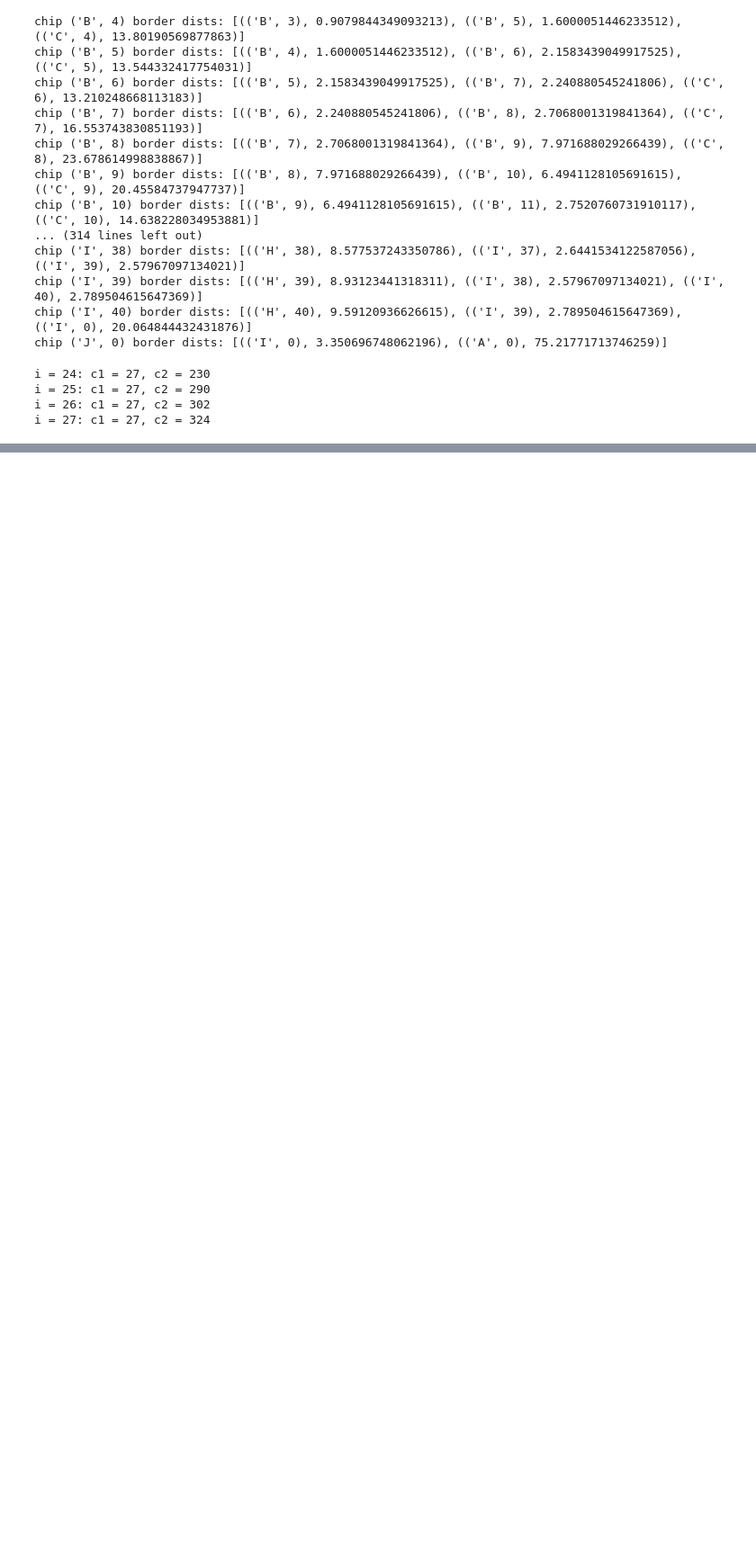
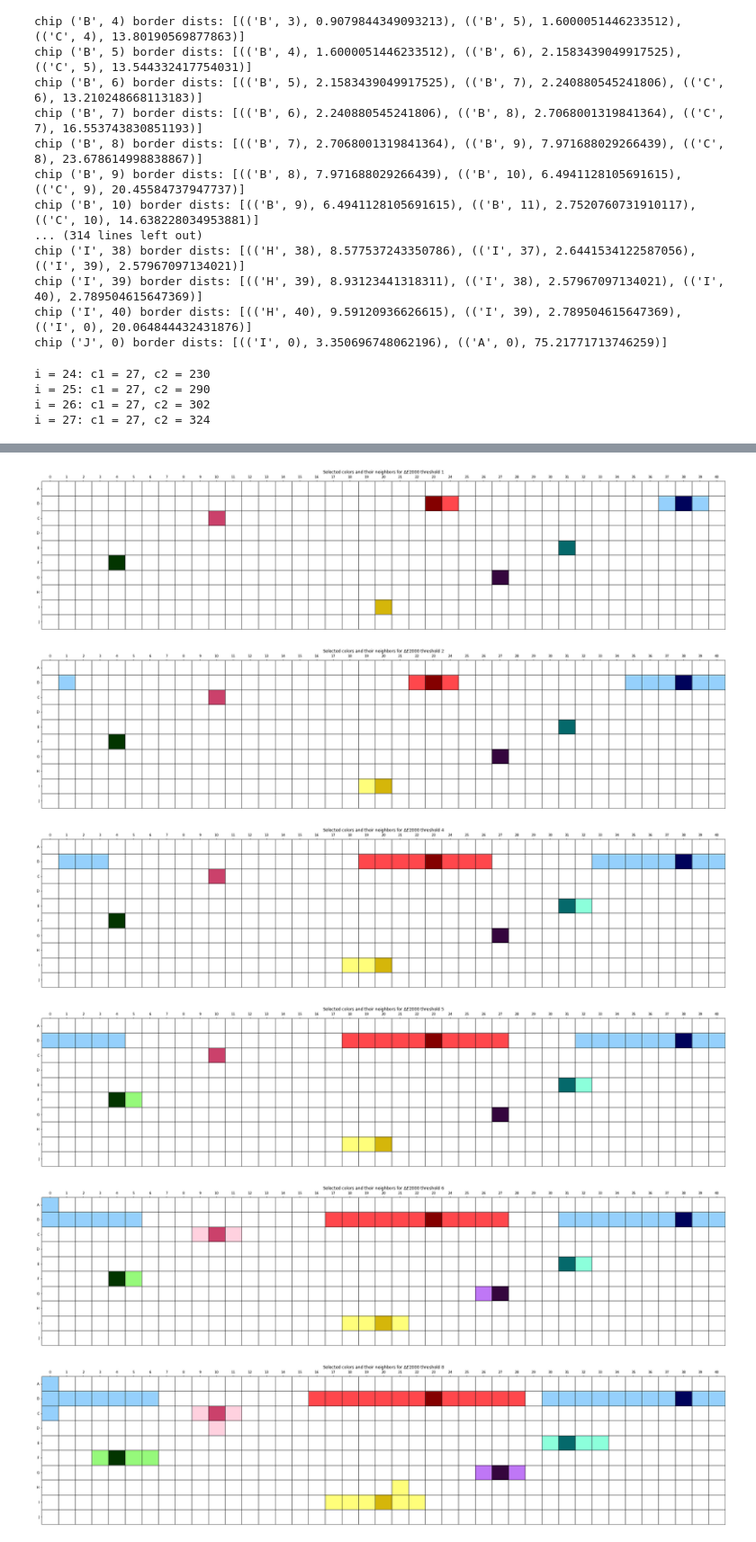
Before and after one commit to rsulli55/wcs-project-696h, a Jupyter notebook: color_distances.ipynb, the cells around one changed output, grey strips where cells are left out. Shown: that part at 90% size. Cells and saved outputs as stored; diff of their text form; code cells hidden in the pictures; blank space fills up the shorter version.

```diff
--- a/color_distances.ipynb
+++ b/color_distances.ipynb
@@ -142,0 +144,19 @@ plot_grid_with_neighbors(adjs, thresh)
+# %%
+threshes = [1, 2, 4,5, 6, 8]
+grid_pts = [('B', 23), ('B', 38), ('I', 20), ('F', 4), ('G', 27), ('C', 10), ('E', 31)]
+chips = [wcs.wcsgrid_to_chipnum[g] for g in grid_pts]
+
+for thresh in threshes:
+    adjacencies = wcs.build_adjacency_dict(distances, thresh)
+    adjs = {}
+    for c in chips:
+        adjs[c] = adjacencies[c].copy()
+    # take a subset of the adjacencies dict
+    plot_grid_with_neighbors(adjs, thresh)
+# %% [output]
+[figure, added]
+[figure, added]
+[figure, added]
+[figure, added]
+[figure, added]
+[figure, added]
```
Also changed, not shown: parts of 2 cells of this notebook, 1 other file.
